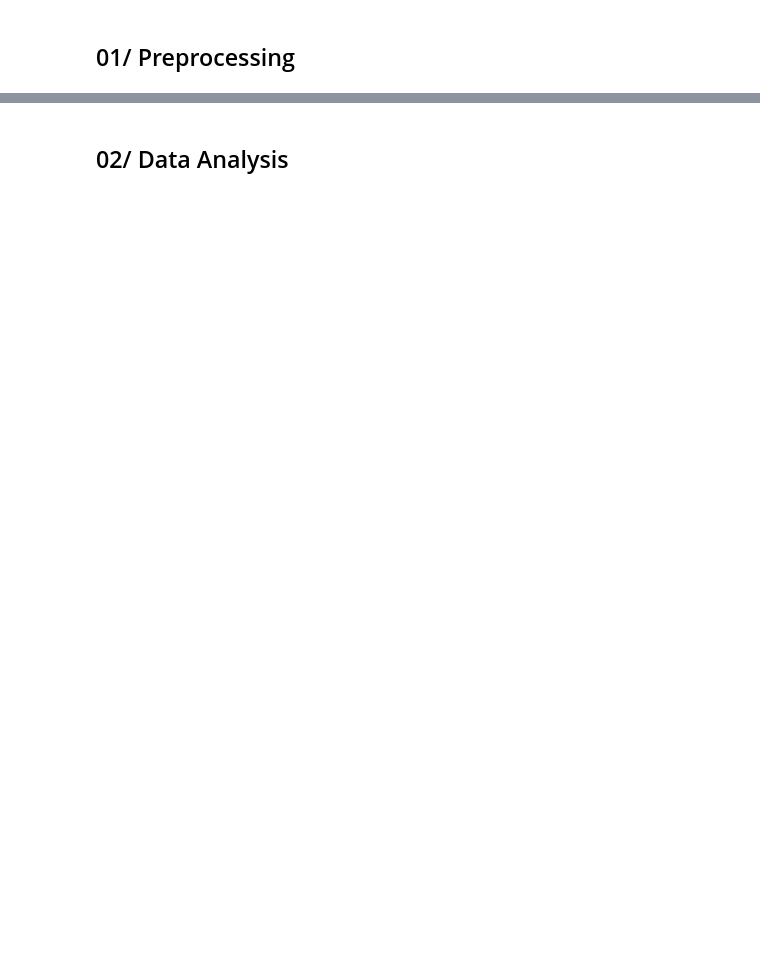
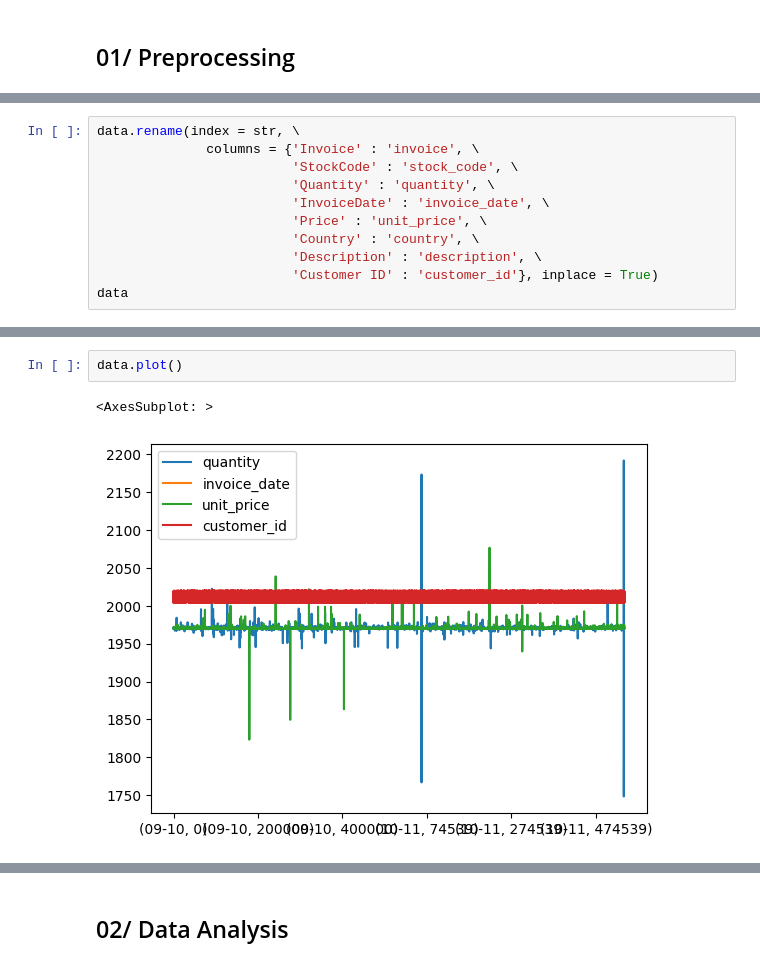
Before and after one commit to Noura-ou/projet_segmentation_client, a Jupyter notebook: src/test_rola.ipynb, the cells around one changed output, grey strips where cells are left out. Saved outputs shown, nothing was run; the diff lists cells and outputs as text; blank space fills up the shorter version.

```diff
--- a/src/test_rola.ipynb
+++ b/src/test_rola.ipynb
@@ -16,0 +69,11 @@ data.head(5)
+# %%
+data.rename(index = str, \
+              columns = {'Invoice' : 'invoice', \
+                         'StockCode' : 'stock_code', \
+                         'Quantity' : 'quantity', \
+                         'InvoiceDate' : 'invoice_date', \
+                         'Price' : 'unit_price', \
+                         'Country' : 'country', \
+                         'Description' : 'description', \
+                         'Customer ID' : 'customer_id'}, inplace = True)
+data
@@ -35,3 +164,8 @@ memory usage: 32.1+ MB
+# %%
+data.plot()
+# %% [output]
+<AxesSubplot: >
+[figure, added]
 # %%
 data['Customer ID'].astype(str)
 # %% [output]
```
Also changed, not shown: parts of 13 cells of this notebook, 2 other files.
